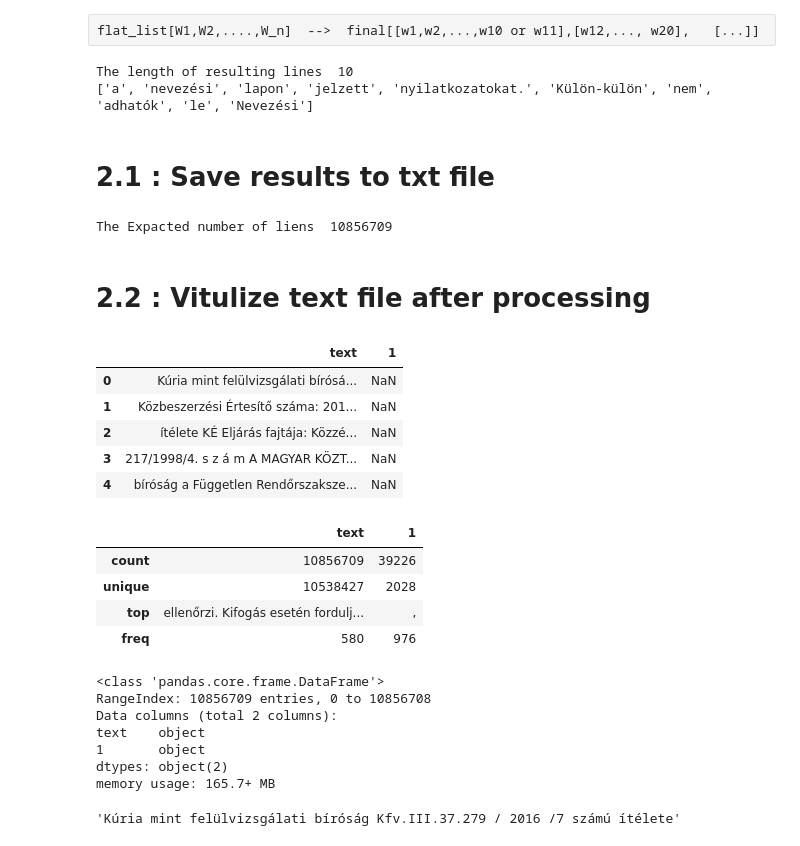
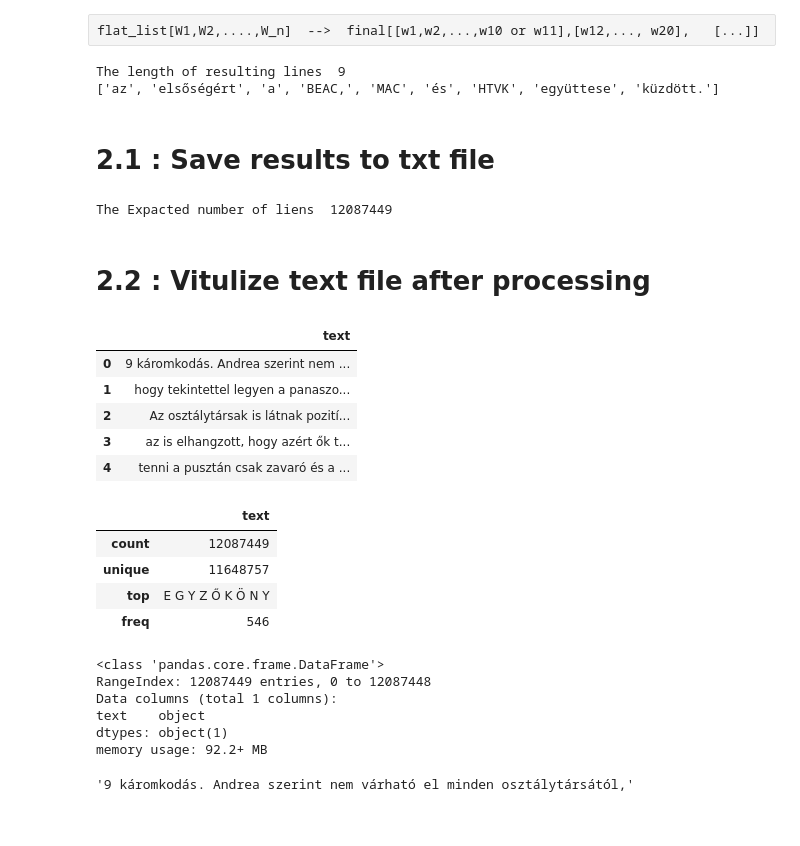
Before and after one commit to Mohammed20201991/MFileSiplite, a Jupyter notebook: JupLab/Siplit_corpus_to_spesfic_lines.ipynb, the cells around one changed output. Cells and saved outputs as stored; diff of their text form; code cells hidden in the pictures.

```diff
--- a/JupLab/Siplit_corpus_to_spesfic_lines.ipynb
+++ b/JupLab/Siplit_corpus_to_spesfic_lines.ipynb
@@ -51,6 +64,6 @@ df['text'][0]
 # %%
 # removing the new line characters
-with open(f'{path}Input/split_4.txt', 'r', encoding='utf-8') as f:
+with open(f'{path}Input/split_5.txt', 'r', encoding='utf-8') as f:
     lines = [line.rstrip() for line in f]
 print(lines[0])
 # [str1,str2,....., str_n]
@@ -160,73 +173,72 @@ flat_list[-1]
 flat_list[W1,W2,....,W_n]  -->  final[[w1,w2,...,w10 or w11],[w12,..., w20],   [...]]
 # %%
 # We choose random length for line
-n = random.randint(9, 10)
+n = random.randint(8, 10)
 print('The length of resulting lines ',n)
 # using list comprehension
 # final = [flat_list[i * n:(i + 1) * n] for i in range((len(flat_list) + n - 1) // n )]
 final = [flat_list[i:i + n] for i in range(0, len(flat_list), n)]     # alternative  to line above
 print (final[-2])
 # %% [output]
-The length of resulting lines  10
-['a', 'nevezési', 'lapon', 'jelzett', 'nyilatkozatokat.', 'Külön-külön', 'nem', 'adhatók', 'le', 'Nevezési']
+The length of resulting lines  9
+['az', 'elsőségért', 'a', 'BEAC,', 'MAC', 'és', 'HTVK', 'együttese', 'küzdött.']
 # %% [markdown]
 # 2.1 : Save results to txt file
 # %%
 print('The Expacted number of liens ',len(final))
-with open(f'{path}out/out_split_4.txt','w' ,encoding='utf-8') as file:
+with open(f'{path}out/out_split_5.txt','w' ,encoding='utf-8') as file:
     for items in final:
         for item in items:
             file.write(f"{item} ")
         file.write("\n")
 file.close()
 # %% [output]
-The Expacted number of liens  10856709
+The Expacted number of liens  12087449
 # %% [markdown]
 # 2.2 : Vitulize text file after processing
 # %%
 # path = 'out_split_1.txt'
-df = pd.read_fwf(f'{path}out/out_split_4.txt', header=None)
+df = pd.read_fwf(f'{path}out/out_split_5.txt', header=None)
 df.rename(columns={0: "text"}, inplace=True)
 # del df[1]
 # del df[2]
 # del df[3]
 # del df[4]
 # del df[5]
 # del df[6]
 # del df[7]
 # del df[8]
 # del df[9]
 # del df[10]
 df.head()
 # %% [output]
-|  | text | 1 |
-| 0 | Kúria mint felülvizsgálati bírósá... | NaN |
-| 1 | Közbeszerzési Értesítő száma: 201... | NaN |
-| 2 | ítélete KÉ Eljárás fajtája: Közzé... | NaN |
-| 3 | 217/1998/4. s z á m A MAGYAR KÖZT... | NaN |
-| 4 | bíróság a Független Rendőrszaksze... | NaN |
+|  | text |
+| 0 | 9 káromkodás. Andrea szerint nem ... |
+| 1 | hogy tekintettel legyen a panaszo... |
+| 2 | Az osztálytársak is látnak pozití... |
+| 3 | az is elhangzott, hogy azért ők t... |
+| 4 | tenni a pusztán csak zavaró és a ... |
 # %%
 df.describe()
 # %% [output]
-|  | text | 1 |
-| count | 10856709 | 39226 |
-| unique | 10538427 | 2028 |
-| top | ellenőrzi. Kifogás esetén fordulj... | , |
-| freq | 580 | 976 |
+|  | text |
+| count | 12087449 |
+| unique | 11648757 |
+| top | E G Y Z Ő K Ö N Y |
+| freq | 546 |
 # %%
 df.info()
 # %% [output]
 <class 'pandas.core.frame.DataFrame'>
-RangeIndex: 10856709 entries, 0 to 10856708
-Data columns (total 2 columns):
+RangeIndex: 12087449 entries, 0 to 12087448
+Data columns (total 1 columns):
 text    object
-1       object
-dtypes: object(2)
-memory usage: 165.7+ MB
+dtypes: object(1)
+memory usage: 92.2+ MB
 # %%
 df['text'] [0]
 # %% [output]
-'Kúria mint felülvizsgálati bíróság Kfv.III.37.279 / 2016 /7 számú ítélete'
+'9 káromkodás. Andrea szerint nem várható el minden osztálytársától,'
 # %%
 # with open('newnewnew.txt' ,encoding='utf-8') as f:
 #     lines = [line for line in f]
```
Also changed, not shown: parts of 10 cells of this notebook.
